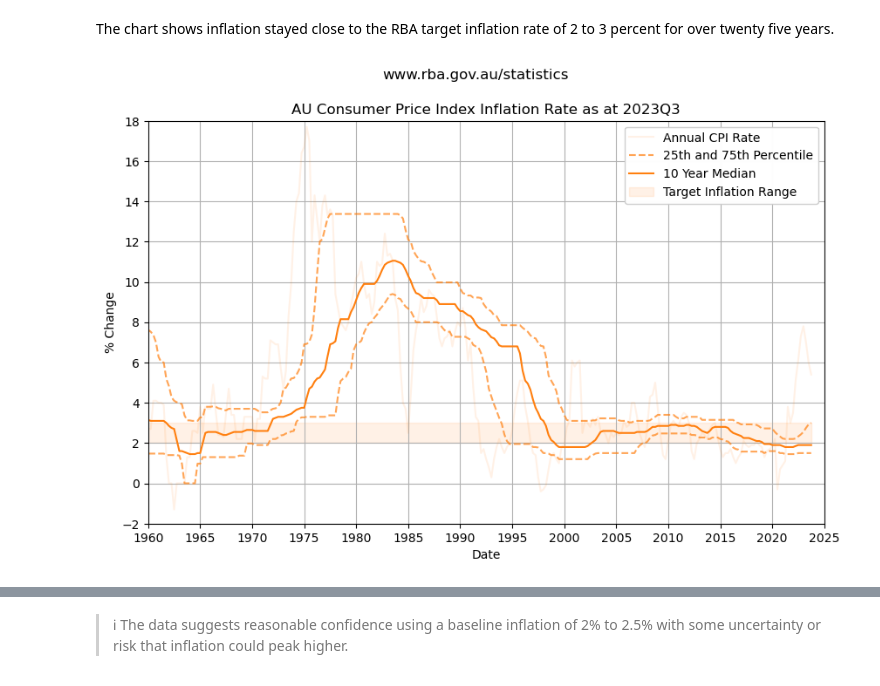
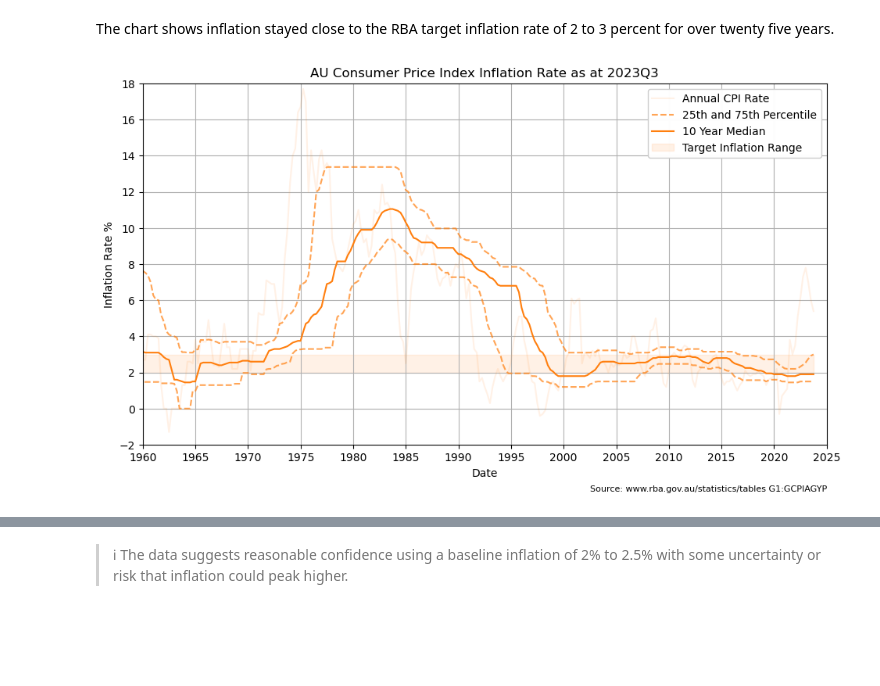
Before and after one commit to mikejonestechno/investment-analytics, a Jupyter notebook: notebooks/inflation.ipynb, the cells around one changed output, grey strips where cells are left out. Cells and saved outputs as stored; diff of their text form; code cells hidden in the pictures; blank space fills up the shorter version.

```diff
--- a/notebooks/inflation.ipynb
+++ b/notebooks/inflation.ipynb
@@ -56,9 +56,15 @@ df_inflation = df_inflation.loc[:last_index]
 # %%
 """ Chart variables """
 start_year = 1960
-
-# Set 'last_quarter' to the last quarter with a valid value for GCPIAGYP (so I can display 'as of <date>' in chart title)
-last_quarter = pd.Period(last_index, freq='Q')
+chart_title = 'AU Consumer Price Index Inflation Rate as at ' + str(pd.Period(str(last_index), freq='Q'))
+chart_source = 'Source: www.rba.gov.au/statistics/tables G1:GCPIAGYP'
+y_label = 'Inflation Rate %'
+y_ticks = 2
+top_limit = 18
+bottom_limit = -2
+left_limit = pd.to_datetime(f'{start_year}-01-01')
+right_limit = pd.to_datetime('2025-01-01')
+tick_years = 5
 legend_location='best'
 # %% [markdown]
 Inflation rocketed through the roof in the 1970s peaking at 18% in 1975.
@@ -162,49 +205,8 @@ with open('../data/inflation_percentiles.md', 'w') as f:
 # %% [markdown]
 The chart shows inflation stayed close to the RBA target inflation rate of 2 to 3 percent for over twenty five years.
 # %%
-plt.figure(figsize=(10, 6))
-plt.plot(df_inflation.index, df_inflation[data_column], label='Annual CPI Rate', color=colors[1]['color'], alpha=0.1)
-
-for i, percentile in enumerate(Percentiles._fields):
-    linestyle = '--' if i != 1 else '-'
-    alpha = 0.7 if i != 1 else 1.0
-    if i == 0:
-        label = f'{str(percentiles[0]) + "th and " + str(percentiles[2]) + "th Percentile"}'
-    elif i == 1:
-        label = f'{multi_year} Year {percentile.capitalize()}'
-    else:
-        label = None
-    plt.plot(df_inflation.index, df_inflation[f'rolling_{multi_year}_years_{percentile}'], color=colors[1]['color'], linestyle=linestyle, alpha=alpha, label=label)
-
-plt.xlabel('Date')
-plt.ylabel('% Change')
-plt.suptitle('www.rba.gov.au/statistics')
-plt.title('AU Consumer Price Index Inflation Rate as at ' + str(last_quarter))
-plt.ylim(bottom=bottom_limit, top=top_limit)
-plt.xlim(left=left_limit, right=pd.to_datetime('2025-01-01'))
-ax = plt.gca()  # Get the current Axes instance
-ax.xaxis.set_major_locator(mdates.YearLocator(tick_years))  # Set major ticks every x years
-ax.xaxis.set_major_formatter(mdates.DateFormatter('%Y'))  # Format major ticks as years
-ax.yaxis.set_major_locator(ticker.MultipleLocator(2))
-# if xticks > 15, rotate x-axis labels
-if len(ax.get_xticks()) > 15:
-    plt.xticks(rotation=45)  # Rotate x-axis labels
-plt.grid(True)
-
-# Add a horizontal band between y=2 and y=3
-plt.fill_between(df_inflation.index, 2, 3, color=colors[1]['color'], alpha=0.1)
-# Create a Patch for the legend
-target_range = mpatches.Patch(color=colors[1]['color'], alpha=0.1, label='Target Inflation Range')
-# Get the existing legend entries
-handles, labels = ax.get_legend_handles_labels()
-# Add the patch to the existing handles
-handles.append(target_range)
-# Create the legend with the existing entries and the new patch
-legend = plt.legend(handles=handles, loc=legend_location)
-legend.get_frame().set_facecolor('white')
-legend.get_frame().set_alpha(0.98)
-plt.show()
+plot_percentiles(df_inflation, percentiles, multi_year)
 # %% [output]
-[figure, old version]
+[figure, new version]
 # %%
 """ Change chart variables to plot from 1995"""
```
Also changed, not shown: parts of 6 cells of this notebook, 6 other files.
